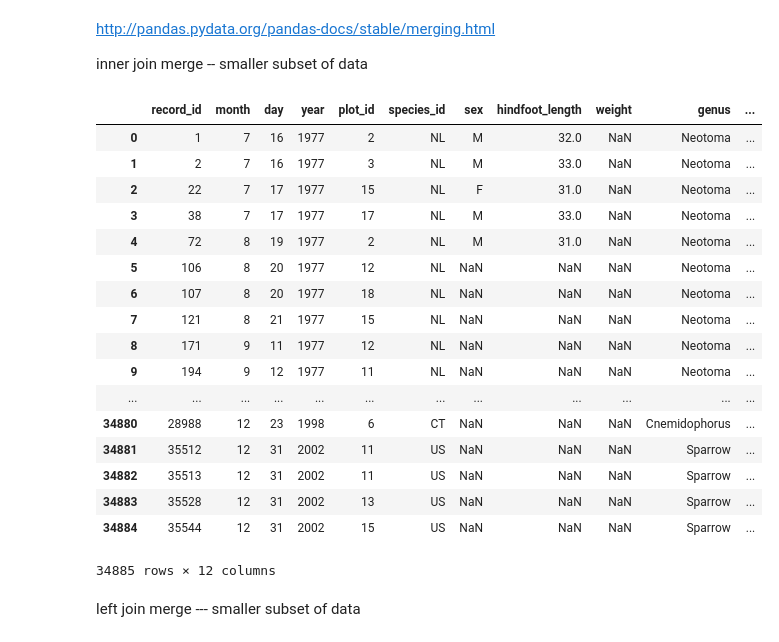
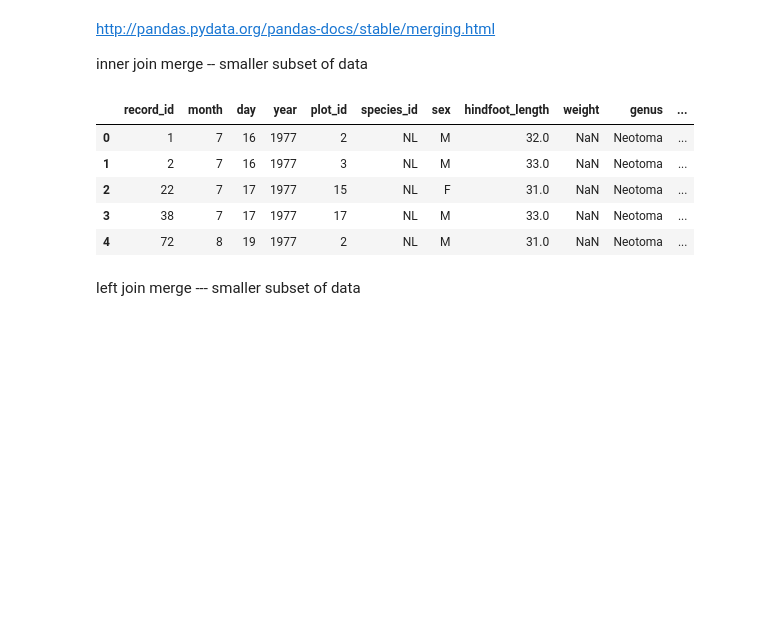
Before and after one commit to NCSU-Libraries/pandas-code4lib-2017, a Jupyter notebook: notebooks/workshop_2.ipynb, the cells around one changed output. Cells and saved outputs as stored; diff of their text form; code cells hidden in the pictures; blank space fills up the shorter version.

```diff
--- a/notebooks/workshop_2.ipynb
+++ b/notebooks/workshop_2.ipynb
@@ -77,26 +77,14 @@ http://pandas.pydata.org/pandas-docs/stable/merging.html
 inner join merge -- smaller subset of data
 # %%
 merged_survey_dataframe = pd.merge(left=big_survey_dataframe, right=species_dataframe, left_on='species_id', right_on='species_id')
-merged_survey_dataframe
+merged_survey_dataframe.head()
 # %% [output]
 |  | record_id | month | day | year | plot_id | species_id | sex | hindfoot_length | weight | genus | ... |
 | 0 | 1 | 7 | 16 | 1977 | 2 | NL | M | 32.0 | NaN | Neotoma | ... |
 | 1 | 2 | 7 | 16 | 1977 | 3 | NL | M | 33.0 | NaN | Neotoma | ... |
 | 2 | 22 | 7 | 17 | 1977 | 15 | NL | F | 31.0 | NaN | Neotoma | ... |
 | 3 | 38 | 7 | 17 | 1977 | 17 | NL | M | 33.0 | NaN | Neotoma | ... |
 | 4 | 72 | 8 | 19 | 1977 | 2 | NL | M | 31.0 | NaN | Neotoma | ... |
-| 5 | 106 | 8 | 20 | 1977 | 12 | NL | NaN | NaN | NaN | Neotoma | ... |
-| 6 | 107 | 8 | 20 | 1977 | 18 | NL | NaN | NaN | NaN | Neotoma | ... |
-| 7 | 121 | 8 | 21 | 1977 | 15 | NL | NaN | NaN | NaN | Neotoma | ... |
-| 8 | 171 | 9 | 11 | 1977 | 12 | NL | NaN | NaN | NaN | Neotoma | ... |
-| 9 | 194 | 9 | 12 | 1977 | 11 | NL | NaN | NaN | NaN | Neotoma | ... |
-| ... | ... | ... | ... | ... | ... | ... | ... | ... | ... | ... | ... |
-| 34880 | 28988 | 12 | 23 | 1998 | 6 | CT | NaN | NaN | NaN | Cnemidophorus | ... |
-| 34881 | 35512 | 12 | 31 | 2002 | 11 | US | NaN | NaN | NaN | Sparrow | ... |
-| 34882 | 35513 | 12 | 31 | 2002 | 11 | US | NaN | NaN | NaN | Sparrow | ... |
-| 34883 | 35528 | 12 | 31 | 2002 | 13 | US | NaN | NaN | NaN | Sparrow | ... |
-| 34884 | 35544 | 12 | 31 | 2002 | 15 | US | NaN | NaN | NaN | Sparrow | ... |
-34885 rows × 12 columns
 # %% [markdown]
 left join merge --- smaller subset of data
 # %%
```
Also changed, not shown: parts of 9 cells of this notebook.
